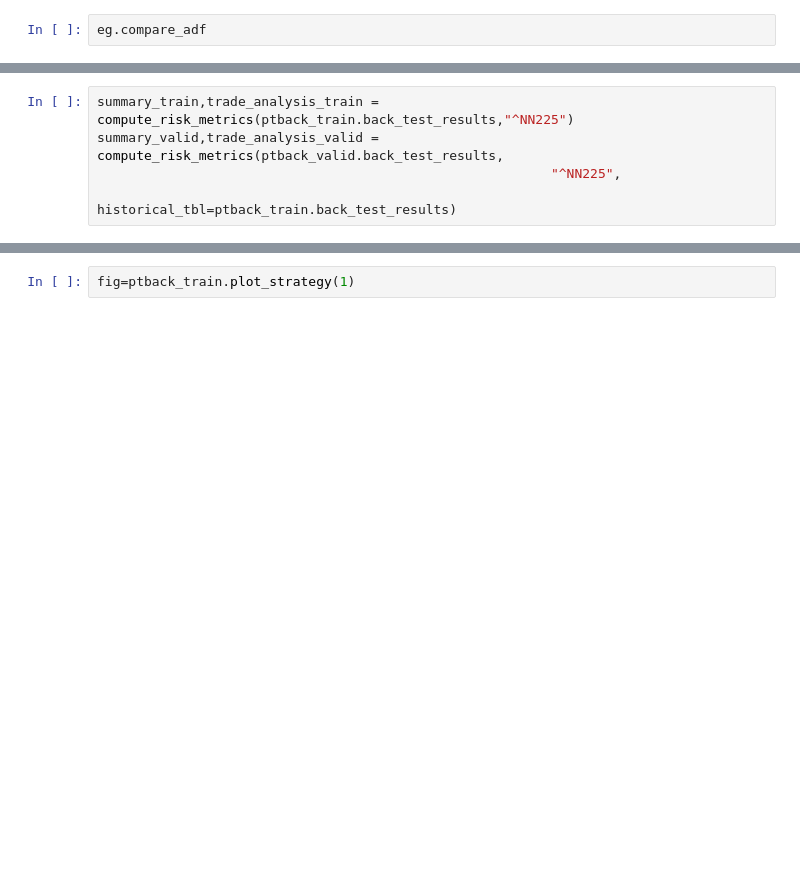
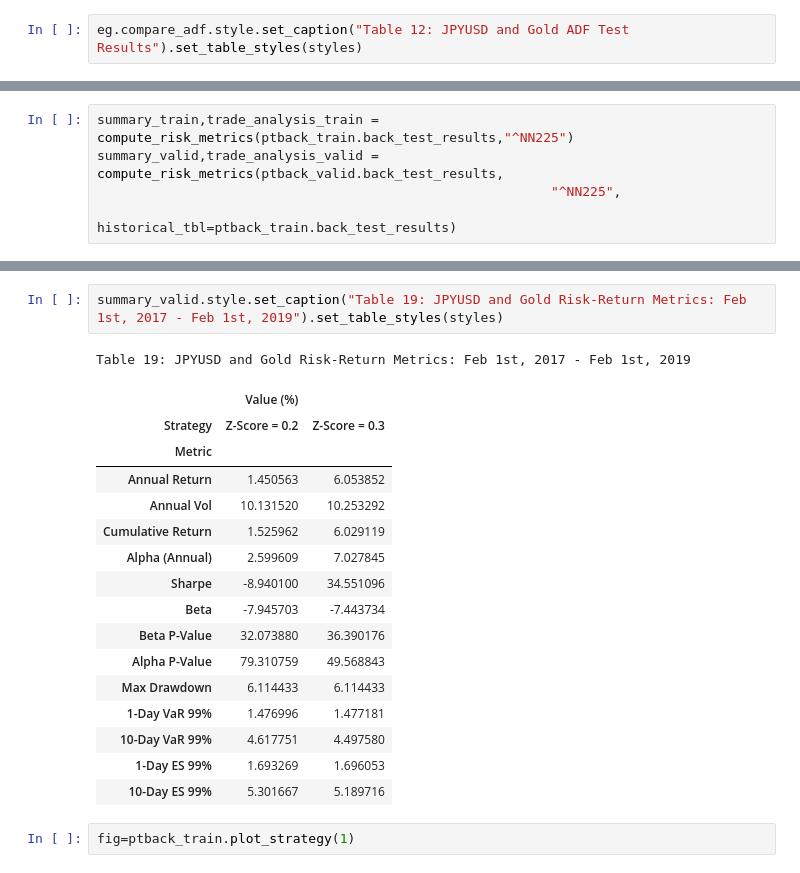
Before and after one commit to alexyspereira/Pairs_Trading, a Jupyter notebook: CQF_PairsTrading.ipynb, the cells around one changed output, grey strips where cells are left out. Saved outputs shown, nothing was run; the diff lists cells and outputs as text; blank space fills up the shorter version.

```diff
--- a/CQF_PairsTrading.ipynb
+++ b/CQF_PairsTrading.ipynb
@@ -579,5 +579,5 @@ eg.compare_ols
 | 0 | Constant | 0.279 | 0.000 | 0.016 | 17.247 | Constant | 0.178 | 0.000 | 0.014 | 13.041 |
 | 1 | JPYUSD=X | 0.966 | 0.000 | 0.016 | 58.865 | GC=F | 0.652 | 0.000 | 0.011 | 58.865 |
 # %%
-eg.compare_adf
+eg.compare_adf.style.set_caption("Table 12: JPYUSD and Gold ADF Test Results").set_table_styles(styles)
 # %% [output]
@@ -699,3 +705,23 @@ ptback_valid.summary_tables()
+# %%
+summary_valid.style.set_caption("Table 19: JPYUSD and Gold Risk-Return Metrics: Feb 1st, 2017 - Feb 1st, 2019").set_table_styles(styles)
+# %% [output]
+Table 19: JPYUSD and Gold Risk-Return Metrics: Feb 1st, 2017 - Feb 1st, 2019
+|  | Value (%) |  |
+| Strategy | Z-Score = 0.2 | Z-Score = 0.3 |
+| Metric |  |  |
+| Annual Return | 1.450563 | 6.053852 |
+| Annual Vol | 10.131520 | 10.253292 |
+| Cumulative Return | 1.525962 | 6.029119 |
+| Alpha (Annual) | 2.599609 | 7.027845 |
+| Sharpe | -8.940100 | 34.551096 |
+| Beta | -7.945703 | -7.443734 |
+| Beta P-Value | 32.073880 | 36.390176 |
+| Alpha P-Value | 79.310759 | 49.568843 |
+| Max Drawdown | 6.114433 | 6.114433 |
+| 1-Day VaR 99% | 1.476996 | 1.477181 |
+| 10-Day VaR 99% | 4.617751 | 4.497580 |
+| 1-Day ES 99% | 1.693269 | 1.696053 |
+| 10-Day ES 99% | 5.301667 | 5.189716 |
 # %%
 fig=ptback_train.plot_strategy(1)
 # %% [output]
```
Also changed, not shown: parts of 36 cells of this notebook.
